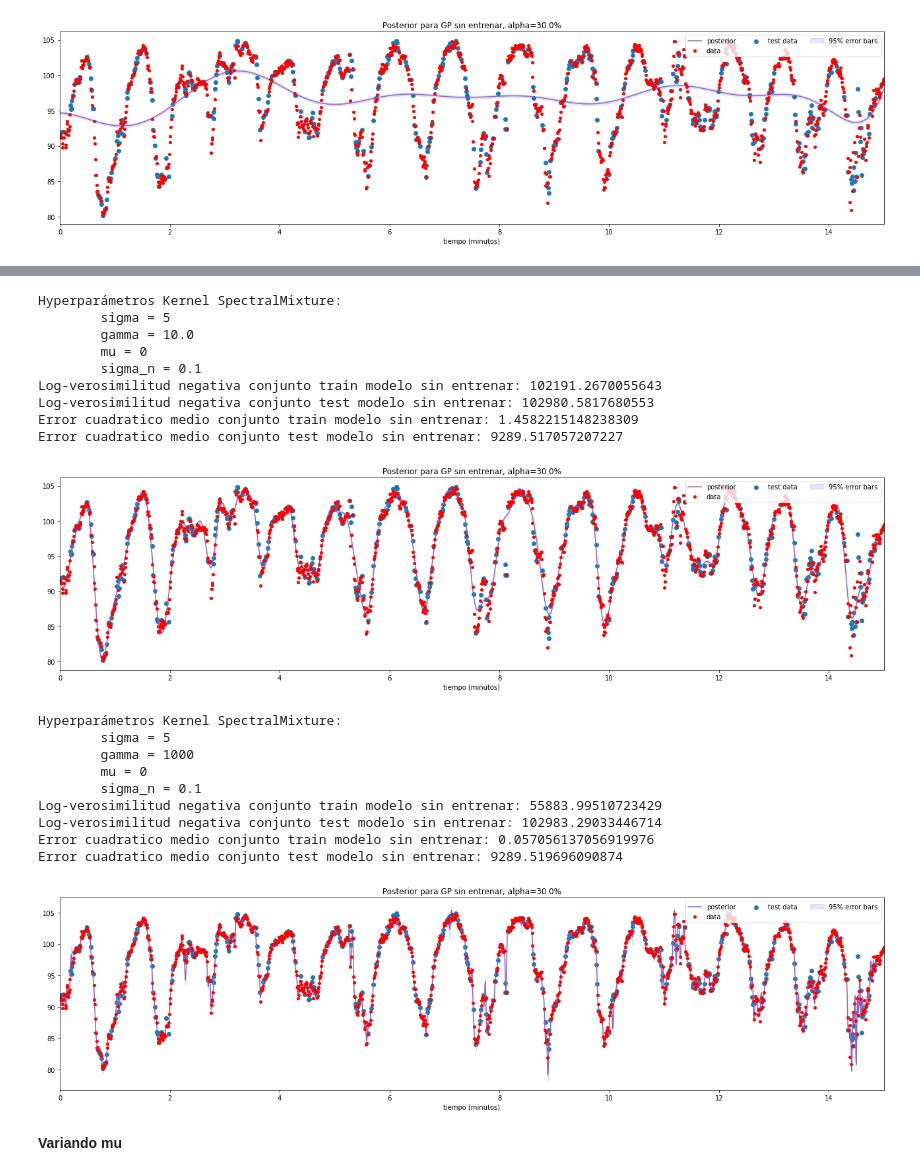
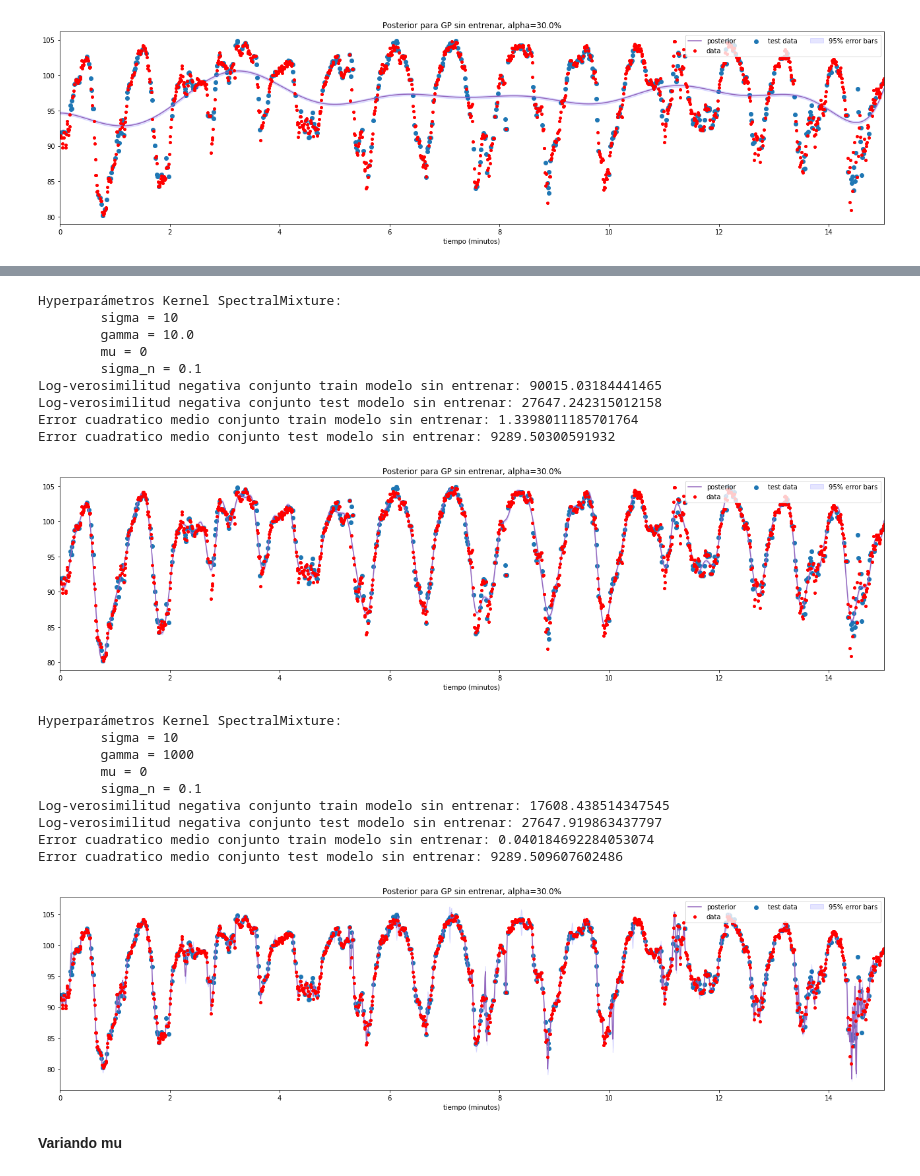
Before and after one commit to camilocarvajalreyes/tareas-MDS7204, a Jupyter notebook: unidad_2/tarea_3/exploracion_parametros_SM.ipynb, the cells around one changed output, grey strips where cells are left out. Cells and saved outputs as stored; diff of their text form; code cells hidden in the pictures.

```diff
--- a/unidad_2/tarea_3/exploracion_parametros_SM.ipynb
+++ b/unidad_2/tarea_3/exploracion_parametros_SM.ipynb
@@ -120,30 +120,30 @@ Error cuadratico medio conjunto test modelo sin entrenar: 9289.514057364664
 [figure]
 # %%
-test_params_SM(sigma = 5, gamma = 10.0, mu = 0, sigma_n = 0.1)
+test_params_SM(sigma = 10, gamma = 10.0, mu = 0, sigma_n = 0.1)
 # %% [output]
 Hyperparámetros Kernel SpectralMixture:
-        sigma = 5
+        sigma = 10
         gamma = 10.0
         mu = 0
         sigma_n = 0.1
-Log-verosimilitud negativa conjunto train modelo sin entrenar: 102191.2670055643
-Log-verosimilitud negativa conjunto test modelo sin entrenar: 102980.5817680553
-Error cuadratico medio conjunto train modelo sin entrenar: 1.4582215148238309
-Error cuadratico medio conjunto test modelo sin entrenar: 9289.517057207227
+Log-verosimilitud negativa conjunto train modelo sin entrenar: 90015.03184441465
+Log-verosimilitud negativa conjunto test modelo sin entrenar: 27647.242315012158
+Error cuadratico medio conjunto train modelo sin entrenar: 1.3398011185701764
+Error cuadratico medio conjunto test modelo sin entrenar: 9289.50300591932
 [figure]
 # %%
-test_params_SM(sigma = 5, gamma = 1000, mu = 0, sigma_n = 0.1)
+test_params_SM(sigma = 10, gamma = 1000, mu = 0, sigma_n = 0.1)
 # %% [output]
 Hyperparámetros Kernel SpectralMixture:
-        sigma = 5
+        sigma = 10
         gamma = 1000
         mu = 0
         sigma_n = 0.1
-Log-verosimilitud negativa conjunto train modelo sin entrenar: 55883.99510723429
-Log-verosimilitud negativa conjunto test modelo sin entrenar: 102983.29033446714
-Error cuadratico medio conjunto train modelo sin entrenar: 0.057056137056919976
-Error cuadratico medio conjunto test modelo sin entrenar: 9289.519696090874
+Log-verosimilitud negativa conjunto train modelo sin entrenar: 17608.438514347545
+Log-verosimilitud negativa conjunto test modelo sin entrenar: 27647.919863437797
+Error cuadratico medio conjunto train modelo sin entrenar: 0.040184692284053074
+Error cuadratico medio conjunto test modelo sin entrenar: 9289.509607602486
-[figure, old version]
+[figure, new version]
 # %% [markdown]
 **Variando mu**
 # %%
```
Also changed, not shown: parts of 8 cells of this notebook, 5 other files.
